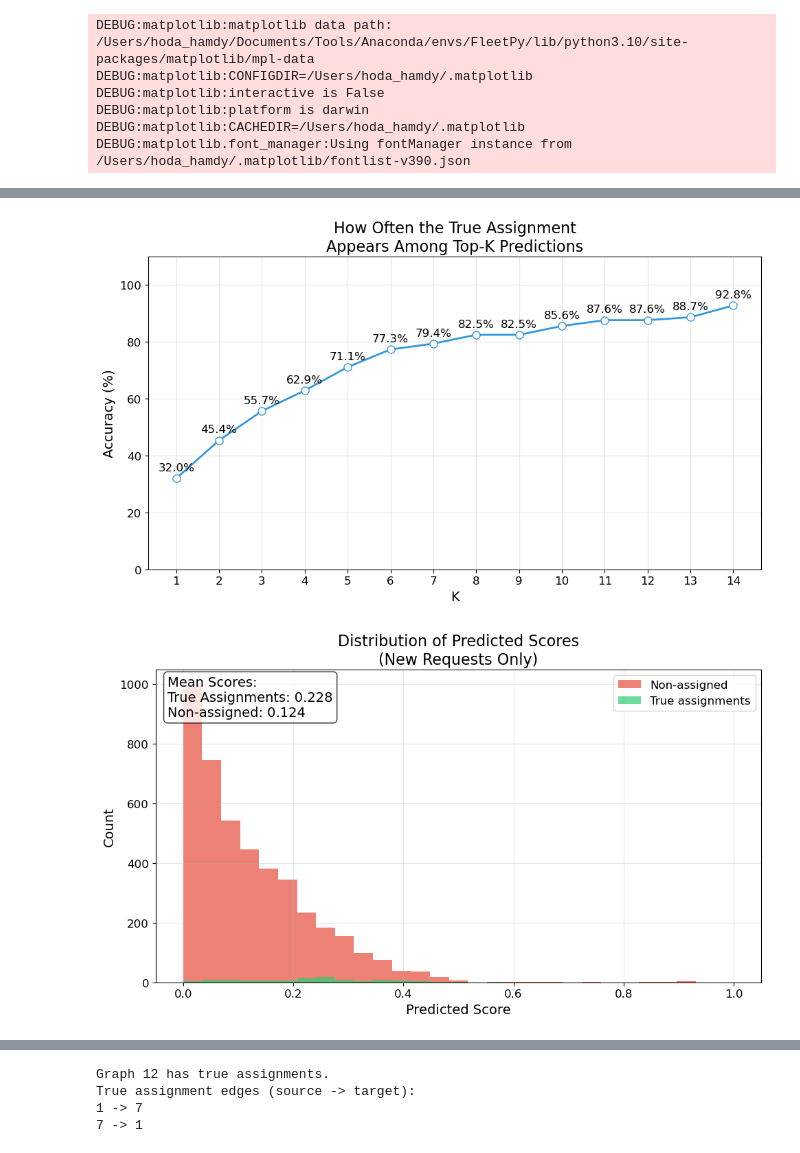
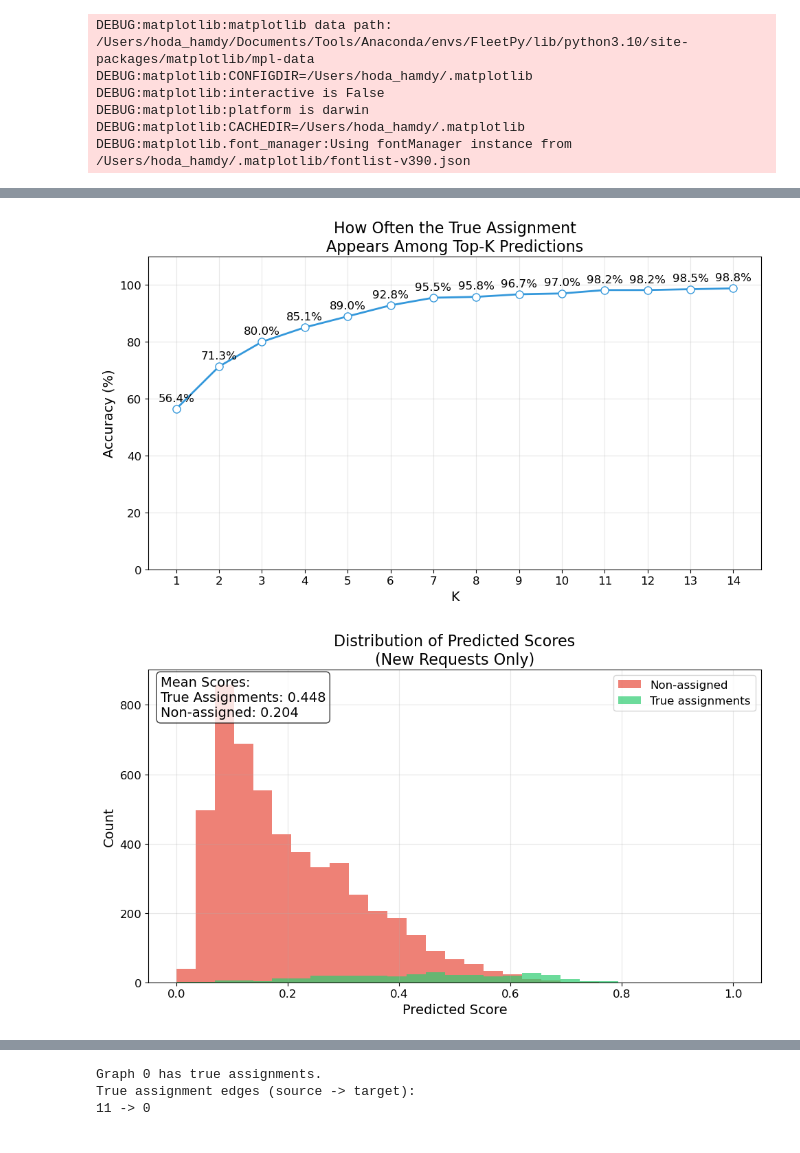
Before and after one commit to TUM-VT/FleetPy, a Jupyter notebook: gnn_project/notebooks/GNN_training.ipynb, the cells around one changed output, grey strips where cells are left out. Drawn from its saved outputs; the diff is of its cells as text; code cells hidden in the pictures.

```diff
--- a/gnn_project/notebooks/GNN_training.ipynb
+++ b/gnn_project/notebooks/GNN_training.ipynb
@@ -17,6 +17,7 @@ config = Config(
     sim_end=2*60*60,
     load_saved_model=True,
     overwrite_data=False,
+    recompute_norm_stats=False,
     log_level='DEBUG',
 )
 # %%
@@ -129,7 +105,7 @@ from gnn_project.defaults import *
 num_graphs = masks[TEST_MASKS].sum().item()
 start_idx = len(data) - num_graphs  # Starting graph index
 
-edge_types = [RR_EDGE_NAME]
+edge_types = [VR_EDGE_NAME]
 predictions = [get_edge_predictions(data[i], model, device=config.device) for i in range(start_idx, start_idx + num_graphs)]
 fig = analyze_model_performance(data, start_idx, num_graphs, predictions, edge_types=edge_types)
 # %% [output]
@@ -137,2 +113,2 @@ fig = analyze_model_performance(data, start_idx, num_graphs, predictions, edge_t
-[figure, old version]
+[figure, new version]
-[figure, old version]
+[figure, new version]
@@ -140,6 +116,6 @@ fig = analyze_model_performance(data, start_idx, num_graphs, predictions, edge_t
 # %%
 for i, graph in enumerate(data):
-    edge_type = RR_EDGE_NAME
+    edge_type = VR_EDGE_NAME
     # find an true assignment edge and print the graph index to ease visualization
     if graph[edge_type].y.sum().item() > 0:
         print(f"Graph {i} has true assignments.")
@@ -150,7 +126,6 @@ for i, graph in enumerate(data):
             print(f"{src} -> {tgt}")
         break  # Stop after finding the first graph with true assignments
 # %% [output]
-Graph 12 has true assignments.
+Graph 0 has true assignments.
 True assignment edges (source -> target):
-1 -> 7
-7 -> 1
+11 -> 0
```
Also changed, not shown: parts of 3 cells of this notebook, 4 other files.
